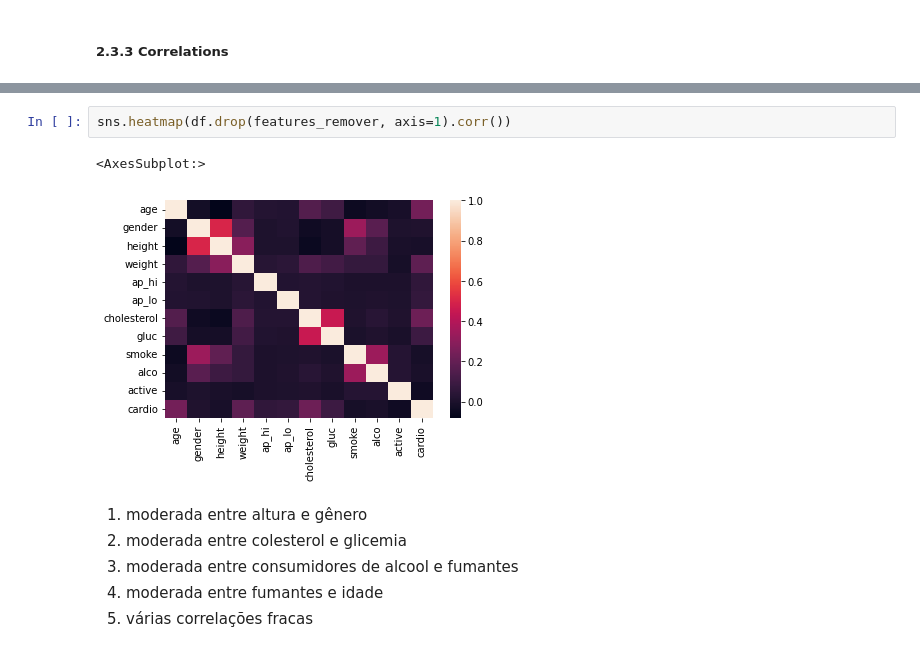
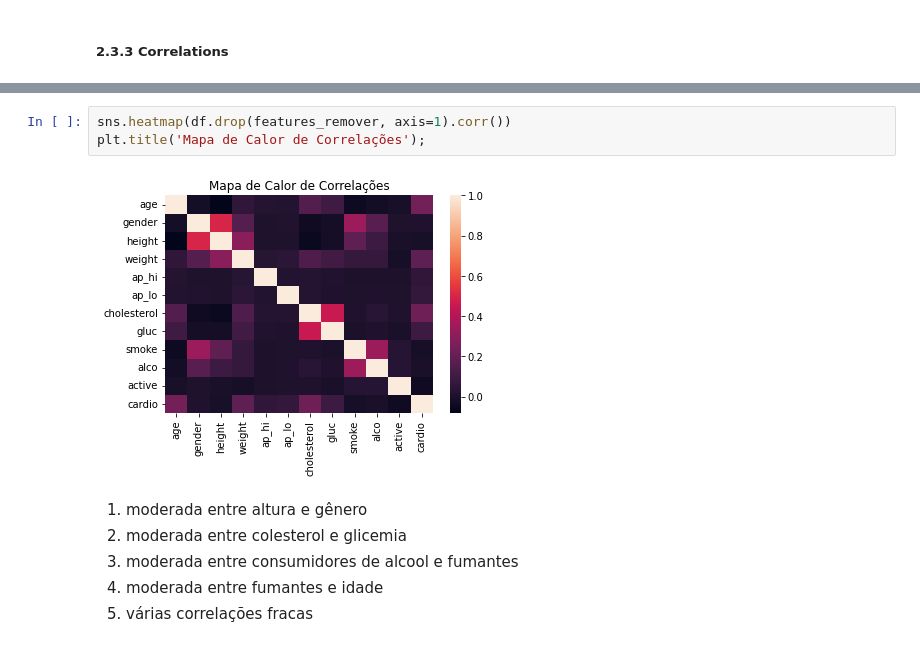
Before and after one commit to Samoelmoura/cardio_diseases_predict, a Jupyter notebook: notebooks/cardio_diseases_predict.ipynb, the cells around one changed output, grey strips where cells are left out. Cells and saved outputs as stored; diff of their text form.

```diff
--- a/notebooks/cardio_diseases_predict.ipynb
+++ b/notebooks/cardio_diseases_predict.ipynb
@@ -182,9 +195,9 @@ df.drop(features_remover, axis=1).corr()
 | cardio | 0.238159 | 0.008109 | -0.010821 | 0.181660 | 0.054475 | 0.065719 | 0.221147 | 0.089307 | -0.015486 | -0.007330 | -0.035653 | ... |
 # %%
 sns.heatmap(df.drop(features_remover, axis=1).corr())
+plt.title('Mapa de Calor de Correlações');
 # %% [output]
-<AxesSubplot:>
-[figure, old version]
+[figure, new version]
 # %% [markdown]
 1. moderada entre altura e gênero
 2. moderada entre colesterol e glicemia
```
Also changed, not shown: parts of 48 cells of this notebook.
